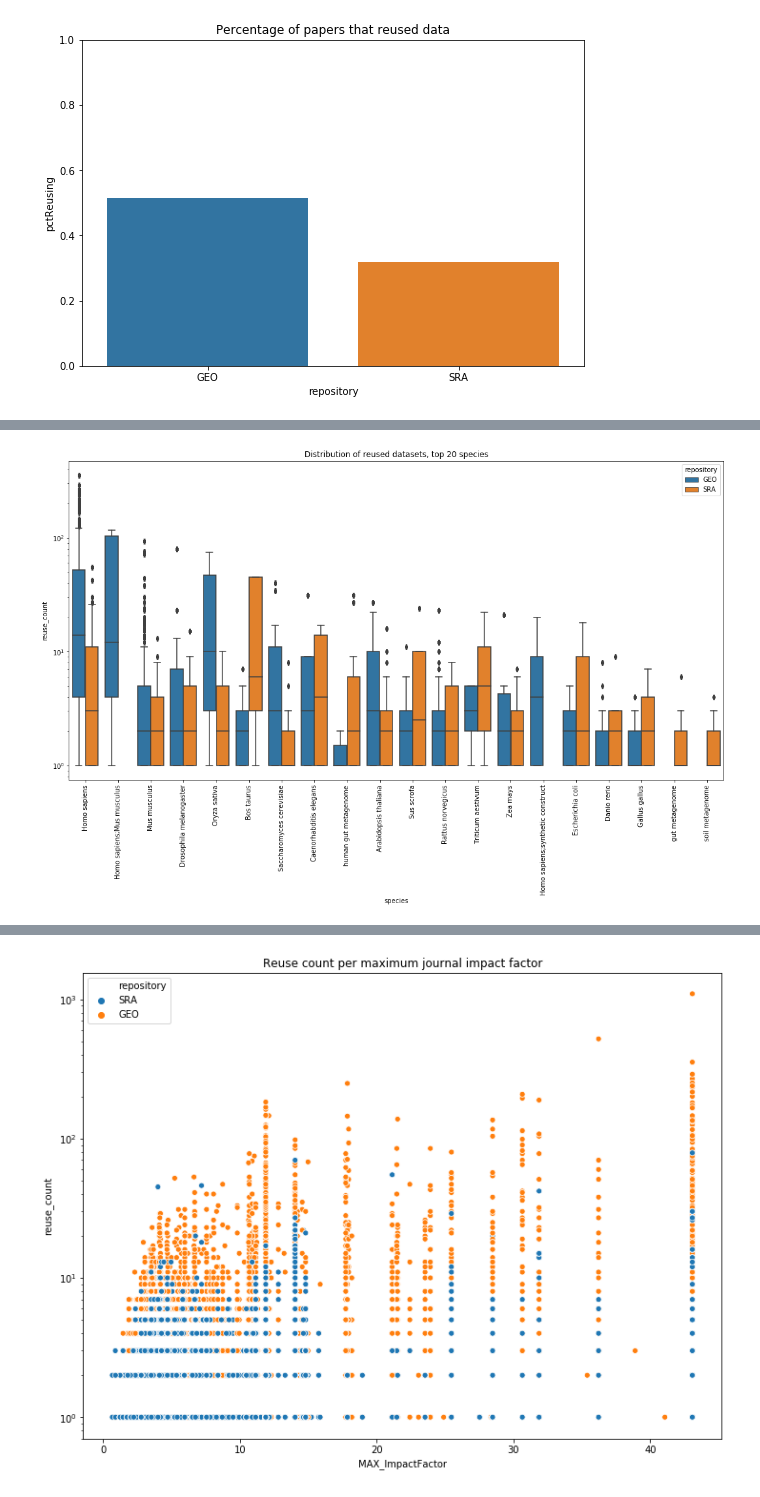
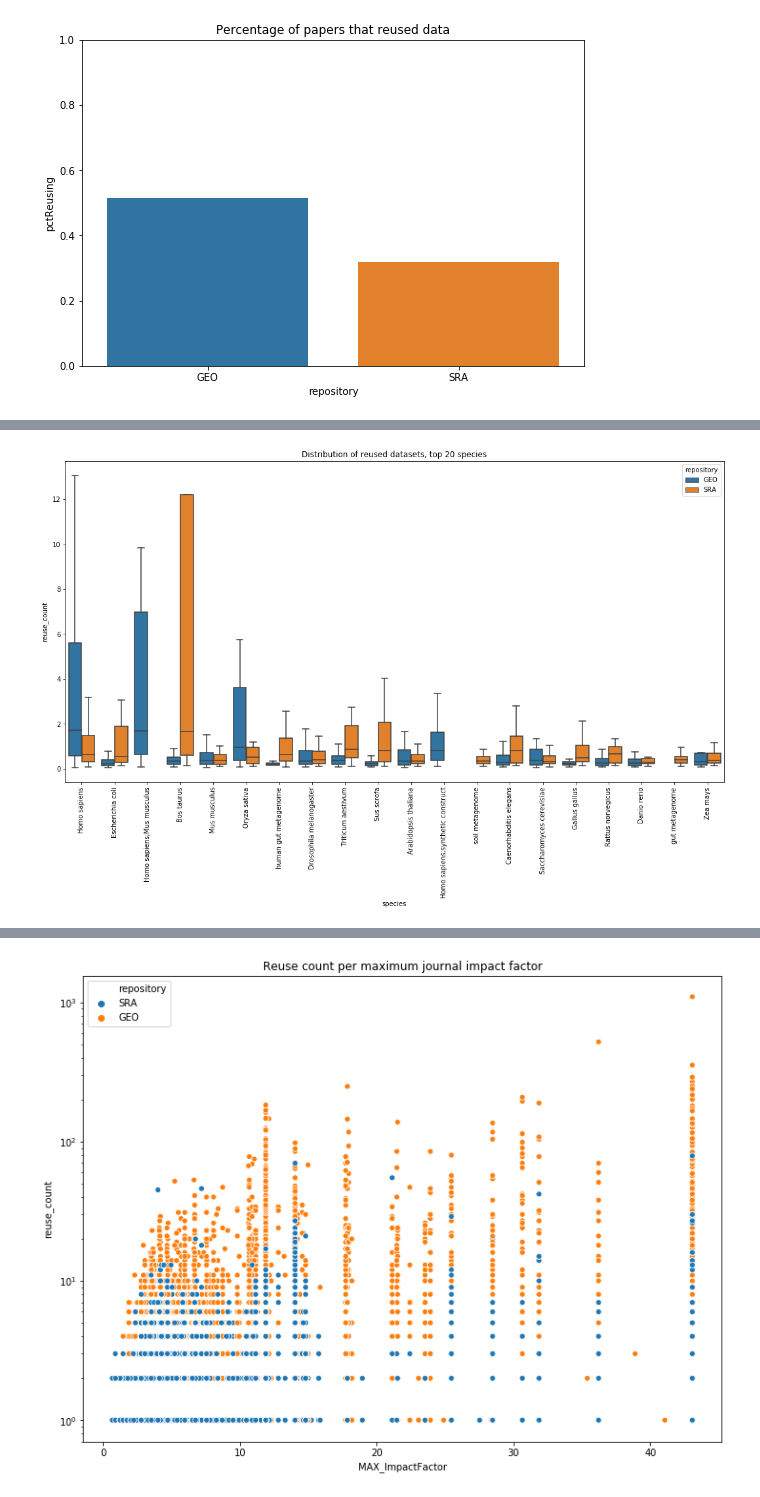
Before and after one commit to smangul1/data_reusability, a Jupyter notebook: jupyter_notebooks/visualize_data.ipynb, the cells around one changed output, grey strips where cells are left out. Cells and saved outputs as stored; diff of their text form; code cells hidden in the pictures.

```diff
--- a/jupyter_notebooks/visualize_data.ipynb
+++ b/jupyter_notebooks/visualize_data.ipynb
@@ -313,7 +324,7 @@ mm_filt = pd.merge(paps, mm, how = 'left', on = ['pmc_ID', 'repository', 'reuse_
 # %%
 accs_feat = mm_filt.drop(labels = ['pmc_ID', 'accession', 'pmc_date_x'], axis = 1).drop_duplicates()
 accs_feat = accs_feat.rename(columns = {'pmc_date_y' : 'pmc_date'})
-accs_feat['reuse_count'] = (accs_feat['total_use_count'] - 1)
+# accs_feat['reuse_count'] = (accs_feat['total_use_count'] - 1)
 # accs_feat
 # %%
 def inList(pot_vec, ref_vec):
@@ -347,22 +361,23 @@ plt.show()
 # %%
 # plot reuse distribution for top 10 species
 
 NUM_TOPSPECIES = 20
 
 topSpec = specCounts.dropna().sort_values(by = 'count', ascending = False).head(n = NUM_TOPSPECIES)['species'].to_list()
 
 accs_top_spec = accs_feat.loc[inList(accs_feat['species'], topSpec), :].sort_values(by = 'reuse_count', ascending = False)
 
 fig, ax = plt.subplots(figsize=[18, 9])
-s = sns.boxplot(data = accs_top_spec.loc[accs_top_spec['reuse_count'] > 0, :], x = 'species', y = 'reuse_count', hue = 'repository', ax = ax)
+s = sns.boxplot(data = accs_top_spec.loc[accs_top_spec['reuse_count'] > 0, :],
+                x = 'species', y = 'reuse_count', hue = 'repository', showfliers = False, ax = ax)
 # s = sns.boxenplot(data = accs_top_spec.loc[accs_top_spec['reuse_count'] > 0, :], x = 'species', y = 'reuse_count', hue = 'repository', ax = ax)
-s.set(yscale = 'log')
+# s.set(yscale = 'log')
 s.set_xticklabels(s.get_xticklabels(), rotation = 90)
 title = "Distribution of reused datasets, top " + str(NUM_TOPSPECIES) + " species"
 ax.set_title(title)
 plt.show()
 # %% [output]
-[figure, old version]
+[figure, new version]
 # %%
 # plot reuse per library strategy
 
```
Also changed, not shown: parts of 19 cells of this notebook, 4 other files.
